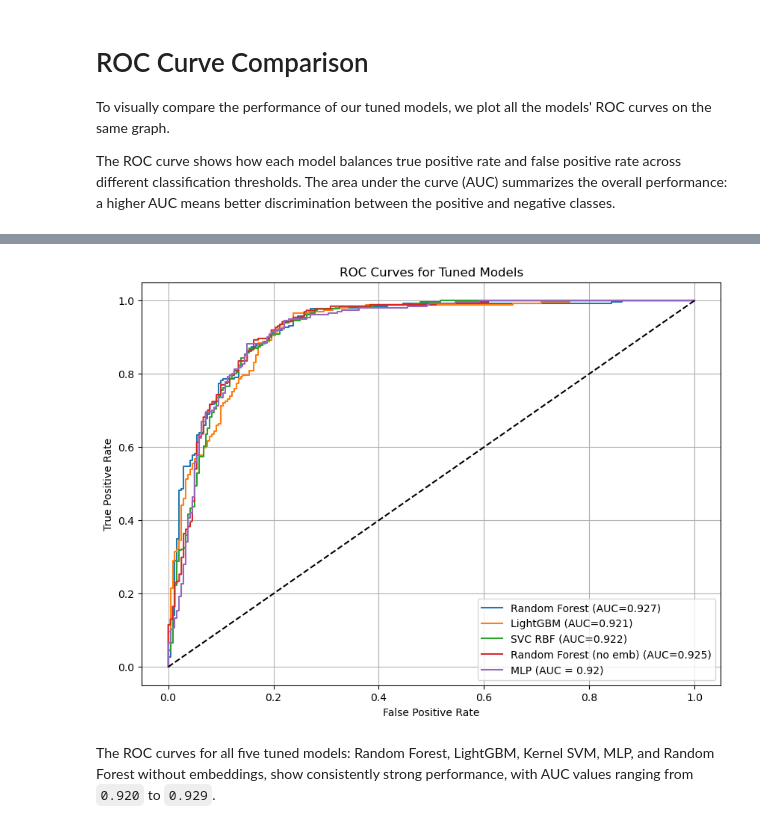
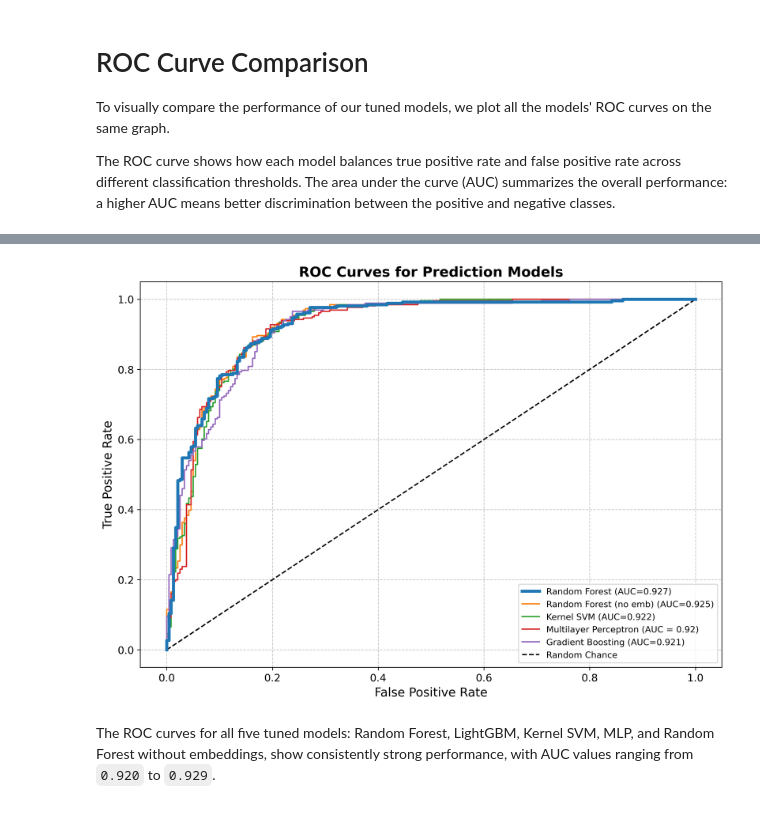
Before and after one commit to karelallik/Mental-Health-in-Tech, a Jupyter notebook: notebooks/goal2_predict_mental_health_disorder.ipynb, the cells around one changed output, grey strips where cells are left out. Cells and saved outputs as stored; diff of their text form; code cells hidden in the pictures.

Commit message:
Improve file formatting

```diff
--- a/notebooks/goal2_predict_mental_health_disorder.ipynb
+++ b/notebooks/goal2_predict_mental_health_disorder.ipynb
@@ -228,8 +229,11 @@ def evaluate_model(model, X_test, y_test, feature_names, model_name="Model"):
         plt.title(f"Top {top_n} Most Important Features")
         plt.show()
 
+        top_5_features = importances.nlargest(10).index.tolist()
+
     else:
         print("\nNo feature importances available for this model.")
+        top_5_features = None
 
     return {
         "Model": model_name,
@@ -241,7 +245,8 @@ def evaluate_model(model, X_test, y_test, feature_names, model_name="Model"):
         "TP": tp,
         "FN": fn,
         "FP": fp,
-        "TN": tn
+        "TN": tn,
+        "Top 5 Features": top_5_features
     }
 # %% [markdown]
 <br>
@@ -753,42 +758,48 @@ rate across different classification thresholds. The area under the curve (AUC)
 summarizes the overall performance: a higher AUC means better discrimination
 between the positive and negative classes.
 # %%
-def plot_three_roc(rf, lgbm, svc, rf_no_emb, mlp, X_test, y_test, X_test_ne, y_test_ne):
-    plt.figure(figsize=(10, 7))
+def plot_roc(rf, lgbm, svc, rf_no_emb, mlp, X_test, y_test, X_test_ne, y_test_ne):
+    plt.figure(figsize=(12, 8), dpi=300)
 
     y_prob_rf = rf.predict_proba(X_test)[:, 1]
     fpr_rf, tpr_rf, _ = roc_curve(y_test, y_prob_rf)
     auc_rf = roc_auc_score(y_test, y_prob_rf)
-    plt.plot(fpr_rf, tpr_rf, label=f"Random Forest (AUC={auc_rf:.3f})")
-
-    y_prob_lgbm = lgbm.predict_proba(X_test)[:, 1]
-    fpr_lgbm, tpr_lgbm, _ = roc_curve(y_test, y_prob_lgbm)
-    auc_lgbm = roc_auc_score(y_test, y_prob_lgbm)
-    plt.plot(fpr_lgbm, tpr_lgbm, label=f"LightGBM (AUC={auc_lgbm:.3f})")
-
-    y_prob_svc = svc.predict_proba(X_test)[:, 1]
-    fpr_svc, tpr_svc, _ = roc_curve(y_test, y_prob_svc)
-    auc_svc = roc_auc_score(y_test, y_prob_svc)
-    plt.plot(fpr_svc, tpr_svc, label=f"SVC RBF (AUC={auc_svc:.3f})")
+    plt.plot(fpr_rf, tpr_rf, label=f"Random Forest (AUC={auc_rf:.3f})", linewidth=3.5, zorder=10)
 
     y_prob_rf = rf_no_emb.predict_proba(X_test_ne)[:, 1]
     fpr_rf, tpr_rf, _ = roc_curve(y_test_ne, y_prob_rf)
     auc_rf = roc_auc_score(y_test_ne, y_prob_rf)
     plt.plot(fpr_rf, tpr_rf, label=f"Random Forest (no emb) (AUC={auc_rf:.3f})")
 
+    y_prob_svc = svc.predict_proba(X_test)[:, 1]
+    fpr_svc, tpr_svc, _ = roc_curve(y_test, y_prob_svc)
+    auc_svc = roc_auc_score(y_test, y_prob_svc)
+    plt.plot(fpr_svc, tpr_svc, label=f"Kernel SVM (AUC={auc_svc:.3f})")
+
     fpr, tpr, _ = roc_curve(y_test, model_MLP.predict(X_test).ravel())
     roc_auc = auc(fpr, tpr)
-    plt.plot(fpr, tpr, label=f"MLP (AUC = {roc_auc:.2f})")
+    plt.plot(fpr, tpr, label=f"Multilayer Perceptron (AUC = {roc_auc:.2f})")
 
-    # Chance line
-    plt.plot([0, 1], [0, 1], "k--")
+    y_prob_lgbm = lgbm.predict_proba(X_test)[:, 1]
+    fpr_lgbm, tpr_lgbm, _ = roc_curve(y_test, y_prob_lgbm)
+    auc_lgbm = roc_auc_score(y_test, y_prob_lgbm)
+    plt.plot(fpr_lgbm, tpr_lgbm, label=f"Gradient Boosting (AUC={auc_lgbm:.3f})")
 
-    plt.xlabel("False Positive Rate")
-    plt.ylabel("True Positive Rate")
-    plt.title("ROC Curves for Tuned Models")
+
+    plt.plot([0, 1], [0, 1], "k--", label="Random Chance") # Chance line
+    plt.tick_params(axis='both', which='major', labelsize=12)
+
+    plt.xlabel("False Positive Rate", fontsize=14)
+    plt.ylabel("True Positive Rate", fontsize=14)
+    plt.title(f"ROC Curves for Prediction Models", fontsize=16, fontweight='bold')
+
+    plt.grid(True, linestyle='--', alpha=0.7)
+    plt.legend(loc='lower right', fontsize=11)
     plt.legend()
     plt.grid(True)
-    plt.show()
 
-plot_three_roc(best_rf, best_lgbm, best_svc, rf_no_emb, model_MLP, X_test, y_test, X_test_ne, y_test_ne)
+    plt.savefig("../figures/roc_curves.pdf", format='pdf', bbox_inches='tight')
+
+plot_roc(best_rf, best_lgbm, best_svc, rf_no_emb, model_MLP, X_test, y_test, X_test_ne, y_test_ne)
+plt.show()
 # %% [output]
@@ -796,4 +807,4 @@ plot_three_roc(best_rf, best_lgbm, best_svc, rf_no_emb, model_MLP, X_test, y_tes
-[figure, old version]
+[figure, new version]
 # %% [markdown]
 The ROC curves for all five tuned models: Random Forest, LightGBM, Kernel SVM, MLP, and Random Forest without embeddings, show consistently strong performance, with AUC values ranging from `0.920` to `0.929`.
 # %% [markdown]
```
Also changed, not shown: parts of 17 cells of this notebook, 14 other files.
